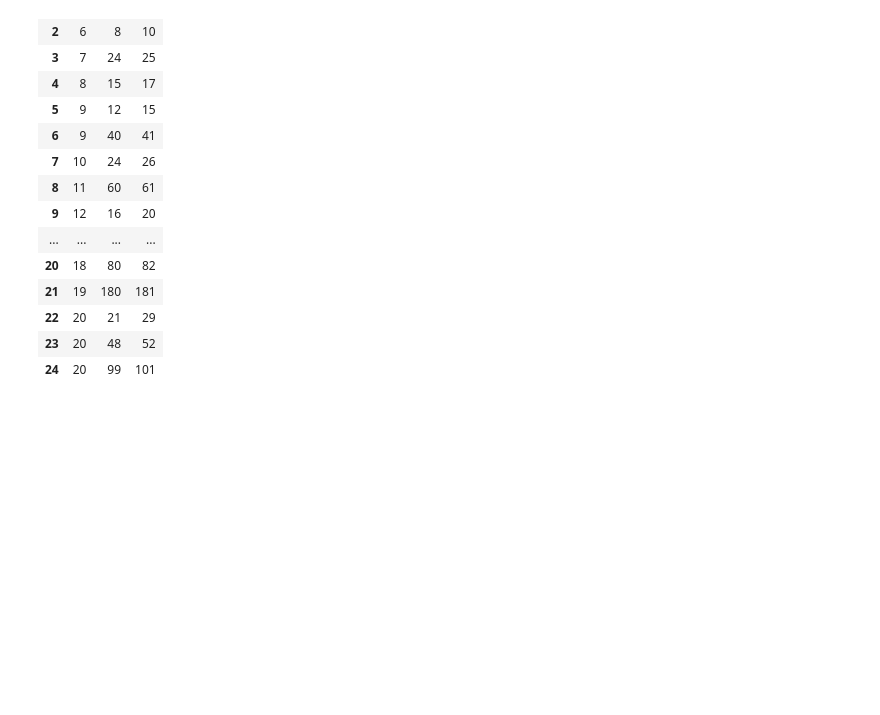
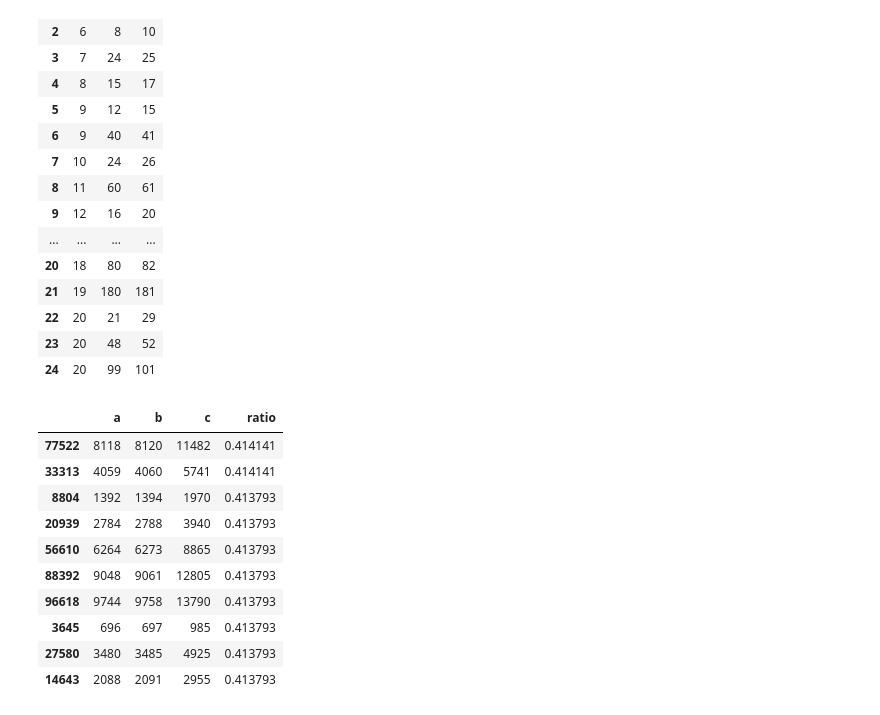
Before and after one commit to gadamico/Code-Snippets, a Jupyter notebook: scratch8.ipynb, the cells around one changed output. Drawn from its saved outputs; the diff is of its cells as text; code cells hidden in the pictures; blank space fills up the shorter version.

```diff
--- a/scratch8.ipynb
+++ b/scratch8.ipynb
@@ -588,8 +624,8 @@ find_pyth_trips(180)
 # %%
-def triples_up_to_a(a):
+def triples_between_a_b(b, a=3):
 
     df = pd.DataFrame()
-    for num in range(3, a+1):
+    for num in range(a, b+1):
         df = pd.concat([df, find_pyth_trips(num)])
     return df.reset_index(drop=True)
 # %%
@@ -612,3 +648,19 @@ triples_up_to_a(20)
 | 22 | 20 | 21 | 29 |
 | 23 | 20 | 48 | 52 |
 | 24 | 20 | 99 | 101 |
+# %%
+trips_10000 = triples_between_a_b(10000)
+trips_10000['ratio'] = (trips_10000['c'] - trips_10000['b']) / trips_10000['a']
+trips_10000.sort_values('ratio', ascending=False).head(10)
+# %% [output]
+|  | a | b | c | ratio |
+| 77522 | 8118 | 8120 | 11482 | 0.414141 |
+| 33313 | 4059 | 4060 | 5741 | 0.414141 |
+| 8804 | 1392 | 1394 | 1970 | 0.413793 |
+| 20939 | 2784 | 2788 | 3940 | 0.413793 |
+| 56610 | 6264 | 6273 | 8865 | 0.413793 |
+| 88392 | 9048 | 9061 | 12805 | 0.413793 |
+| 96618 | 9744 | 9758 | 13790 | 0.413793 |
+| 3645 | 696 | 697 | 985 | 0.413793 |
+| 27580 | 3480 | 3485 | 4925 | 0.413793 |
+| 14643 | 2088 | 2091 | 2955 | 0.413793 |
```
Also changed, not shown: parts of 16 cells of this notebook.
